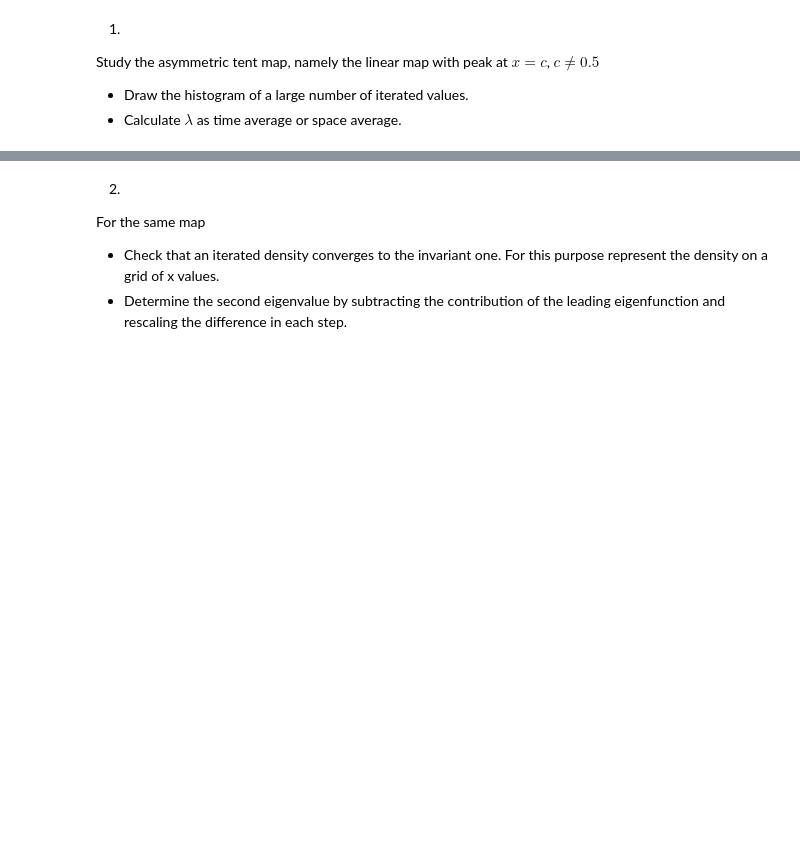
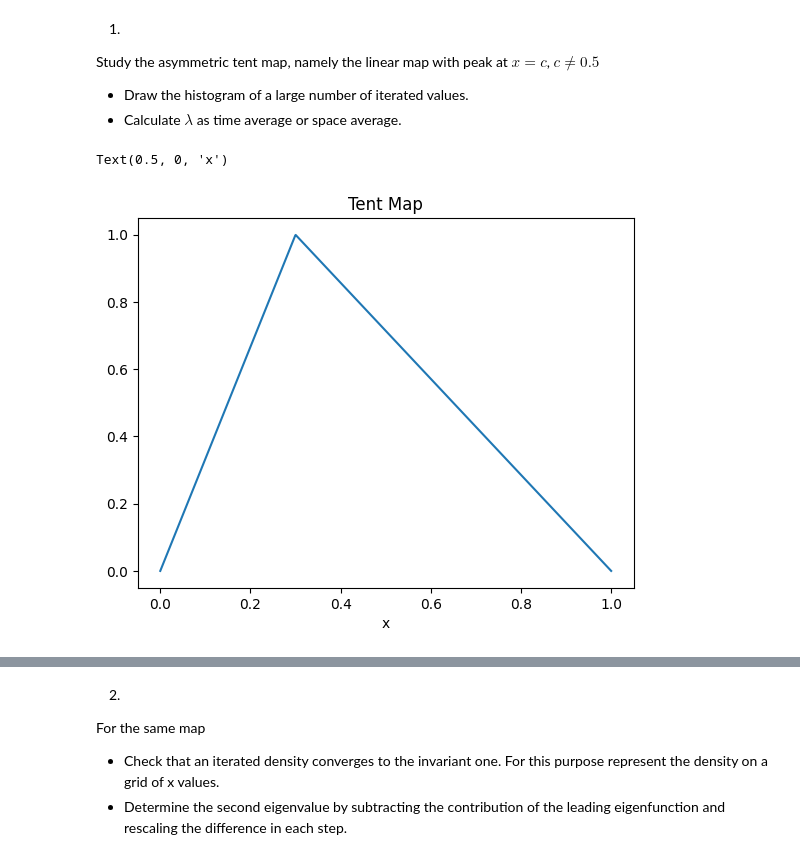
Before and after one commit to TarnaiMark/Advanced-Statistics---Msc---2025, a Jupyter notebook: Előadás 9 - Káoszelmélet/chaos-exc.ipynb, the cells around one changed output, grey strips where cells are left out. Cells and saved outputs as stored; diff of their text form; code cells hidden in the pictures; blank space fills up the shorter version.

Commit message:
Implement code changes to enhance functionality and improve performance

```diff
--- a/Előadás 9 - Káoszelmélet/chaos-exc.ipynb
+++ b/Előadás 9 - Káoszelmélet/chaos-exc.ipynb
@@ -3,4 +3,29 @@
 Study the asymmetric tent map, namely the linear map with peak at $x=c$, $c\neq0.5$
 - Draw the histogram of a large number of iterated values.
 - Calculate $\lambda$ as time average or space average.
+# %%
+import numpy as np
+import matplotlib.pyplot as plt
+
+def tent_map(x, c):
+    """Tent map function."""
+    if x < c:
+        return x / c
+    else:
+        return (1 - x) / (1 - c)
+
+
+c = 0.3  # Asymmetry parameter, c ≠ 0.5
+N = 1000  # Number of iterations
+x = np.random.rand()  # Initial value
+
+#plot the map
+x_values = np.linspace(0, 1, 1000)
+y_values = [tent_map(x, c) for x in x_values]
+plt.plot(x_values, y_values, label='Tent Map')
+plt.title('Tent Map')
+plt.xlabel('x')
+# %% [output]
+Text(0.5, 0, 'x')
+[figure, added]
 # %%
```
Also changed, not shown: parts of 11 cells of this notebook, 4 other files.
